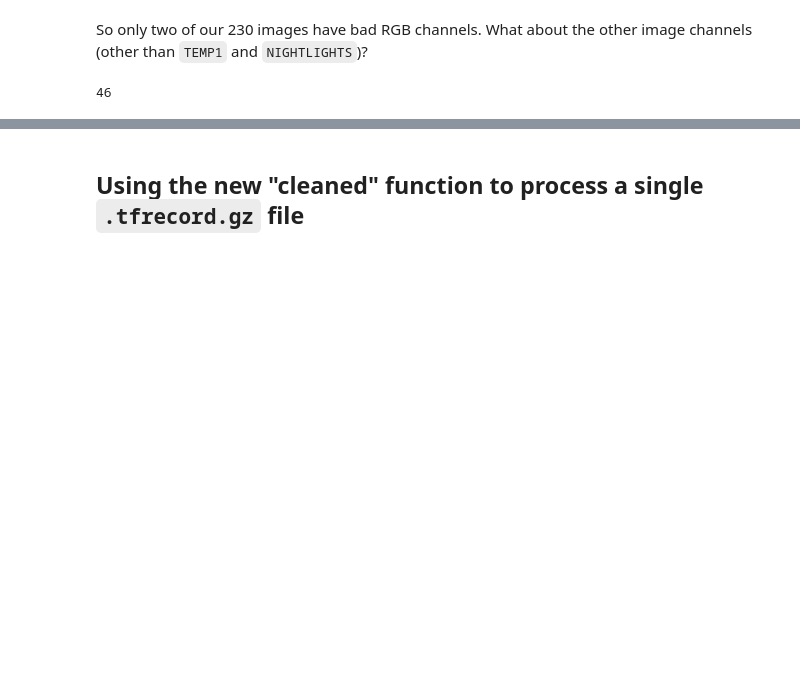
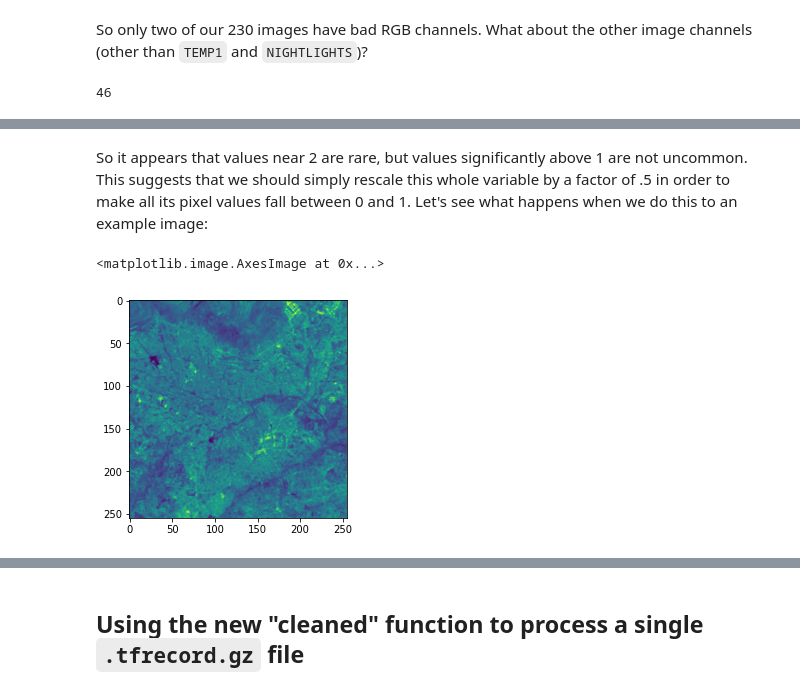
Before and after one commit to simonlazarus/Predicting-Poverty-with-Satellite-Images, a Jupyter notebook: code/02_extract_images_and_data.ipynb, the cells around one changed output, grey strips where cells are left out. Saved outputs shown, nothing was run; the diff lists cells and outputs as text; code cells hidden in the pictures; blank space fills up the shorter version.

```diff
--- a/code/02_extract_images_and_data.ipynb
+++ b/code/02_extract_images_and_data.ipynb
@@ -436,0 +515,11 @@ Going forward, we *will* need to drop those images that have RGB values greater
+# %% [markdown]
+So it appears that values near 2 are rare, but values significantly above 1 are not uncommon.  This suggests that we should simply rescale this whole variable by a factor of .5 in order to make all its pixel values fall between 0 and 1.  Let's see what happens when we do this to an example image:
+# %%
+img_array = np.load(f"{img_output_dir}/{filename}_{123}.npy")
+
+#Original picture, before rescaling
+channel4 = img_array[:,:,4]
+plt.imshow(channel4)
+# %% [output]
+<matplotlib.image.AxesImage at 0x...>
+[figure, added]
```
Also changed, not shown: parts of 93 cells of this notebook, 9 other files.
